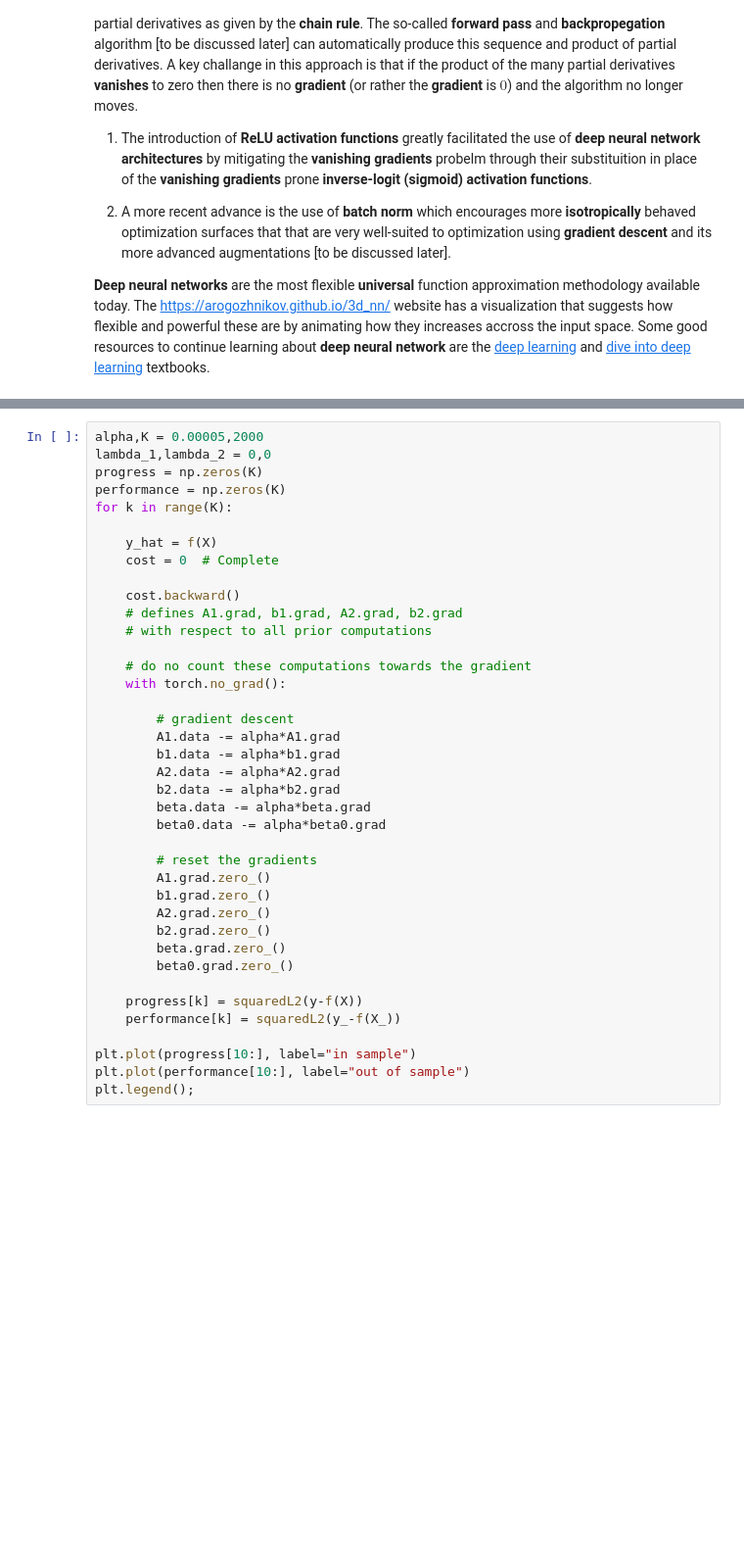
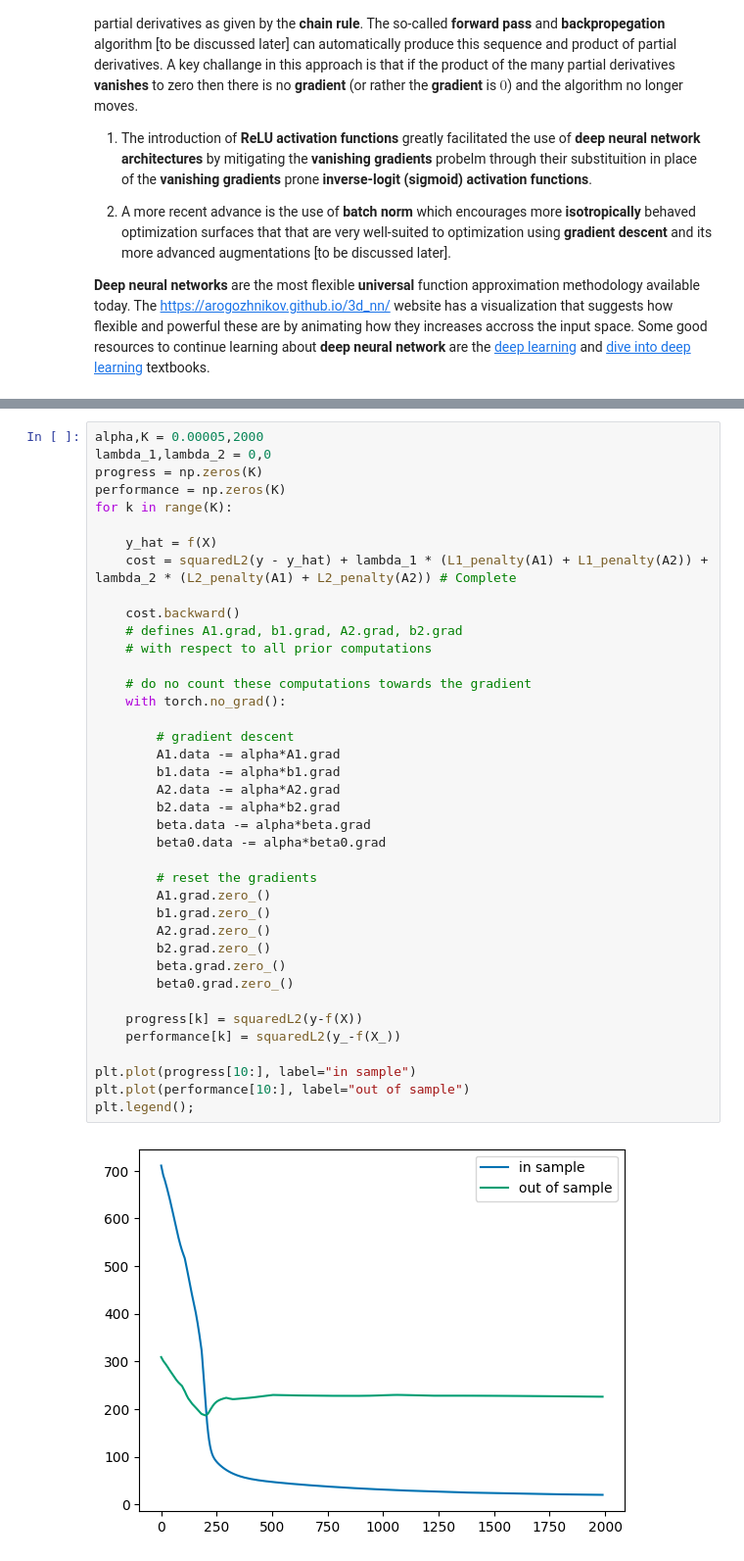
Before and after one commit to javmencia/COBWEBfiles, a Jupyter notebook: STA410_Week10_HW9.ipynb, the cells around one changed output, grey strips where cells are left out. Shown: that part at 98% size. Drawn from its saved outputs; the diff is of its cells as text; blank space fills up the shorter version.

```diff
--- a/STA410_Week10_HW9.ipynb
+++ b/STA410_Week10_HW9.ipynb
@@ -718,36 +767,38 @@ performance = np.zeros(K)
 for k in range(K):
 
     y_hat = f(X)
-    cost = 0  # Complete
+    cost = squaredL2(y - y_hat) + lambda_1 * (L1_penalty(A1) + L1_penalty(A2)) + lambda_2 * (L2_penalty(A1) + L2_penalty(A2)) # Complete
 
     cost.backward()
     # defines A1.grad, b1.grad, A2.grad, b2.grad
     # with respect to all prior computations
 
     # do no count these computations towards the gradient
     with torch.no_grad():
 
         # gradient descent
         A1.data -= alpha*A1.grad
         b1.data -= alpha*b1.grad
         A2.data -= alpha*A2.grad
         b2.data -= alpha*b2.grad
         beta.data -= alpha*beta.grad
         beta0.data -= alpha*beta0.grad
 
         # reset the gradients
         A1.grad.zero_()
         b1.grad.zero_()
         A2.grad.zero_()
         b2.grad.zero_()
         beta.grad.zero_()
         beta0.grad.zero_()
 
     progress[k] = squaredL2(y-f(X))
     performance[k] = squaredL2(y_-f(X_))
 
 plt.plot(progress[10:], label="in sample")
 plt.plot(performance[10:], label="out of sample")
 plt.legend();
+# %% [output]
+[figure, added]
 # %%
 min(performance)
```
Also changed, not shown: parts of 17 cells of this notebook.
